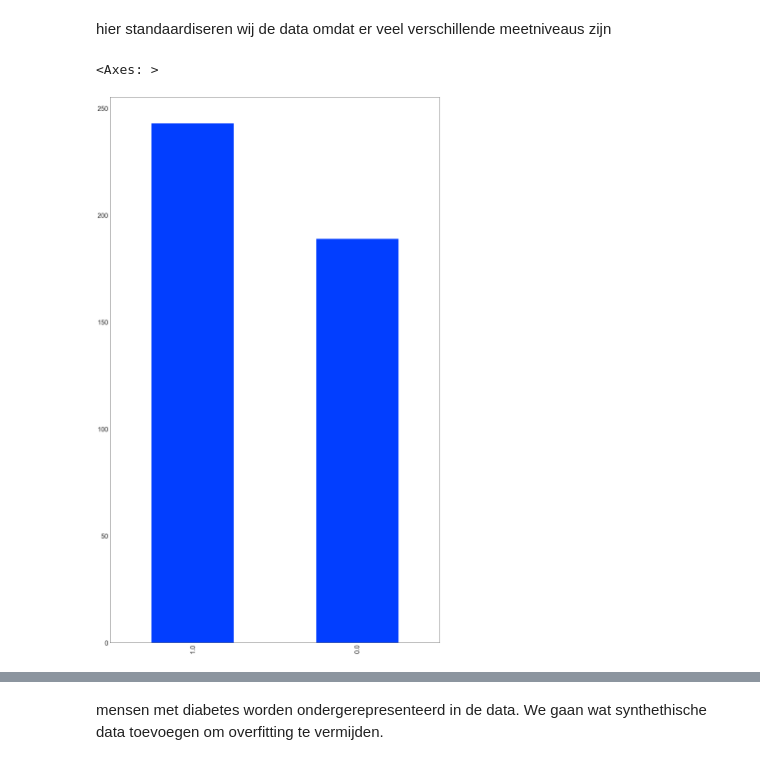
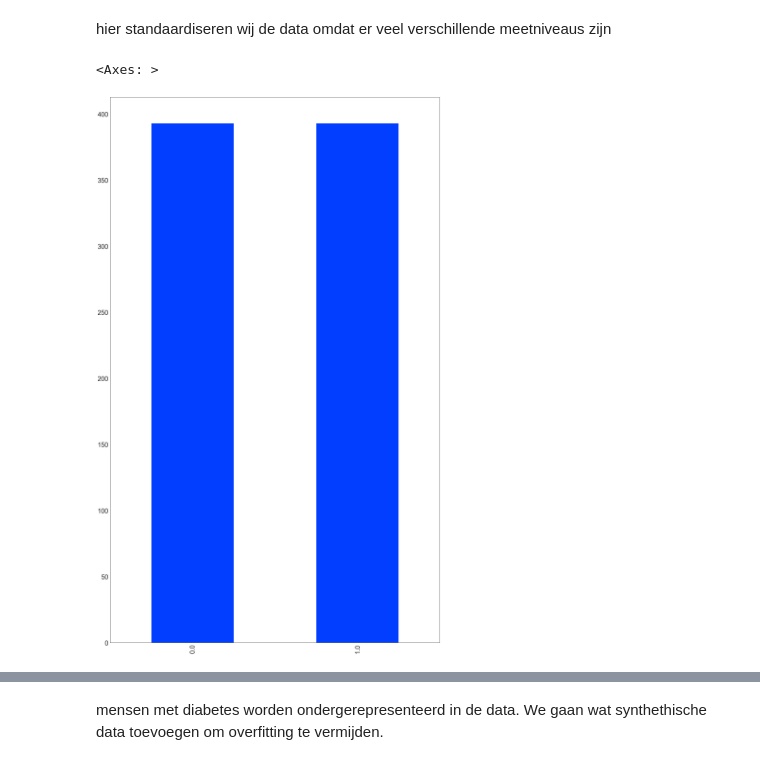
Before and after one commit to JortAkershoek/Machine_Learning, a Jupyter notebook: ml_opdr_inl_02.ipynb, the cells around one changed output, grey strips where cells are left out. Cells and saved outputs as stored; diff of their text form; code cells hidden in the pictures.

```diff
--- a/ml_opdr_inl_02.ipynb
+++ b/ml_opdr_inl_02.ipynb
@@ -344,15 +344,15 @@ hier standaardiseren wij de data omdat er veel verschillende meetniveaus zijn
 X = train_df_imp[x_cols]
 y = train_df_imp['Outcome']
 # %%
-smote = SMOTEENN(sampling_strategy='all', random_state=SEED, n_jobs=-1)
+smote = SMOTETomek(sampling_strategy='all', random_state=SEED, n_jobs=-1)
 X_sm, y_sm = smote.fit_resample(X, y)
 
 df_model = pd.DataFrame(X_sm, columns=x_cols)
 df_model['Outcome'] = y_sm
 df_model['Outcome'].value_counts().plot(kind='bar')
 # %% [output]
 <Axes: >
-[figure, old version]
+[figure, new version]
 # %%
 df_model.head()
 # %% [output]
```
Also changed, not shown: parts of 21 cells of this notebook.
